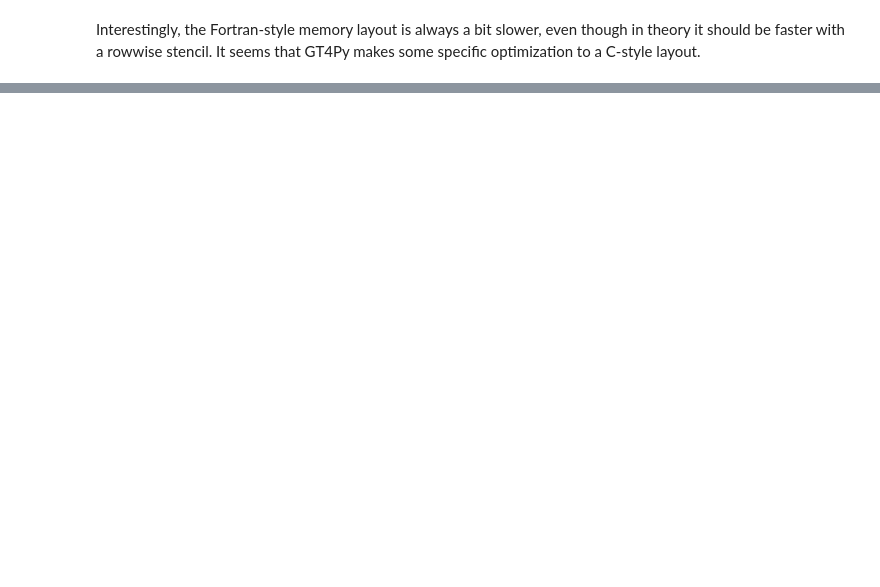
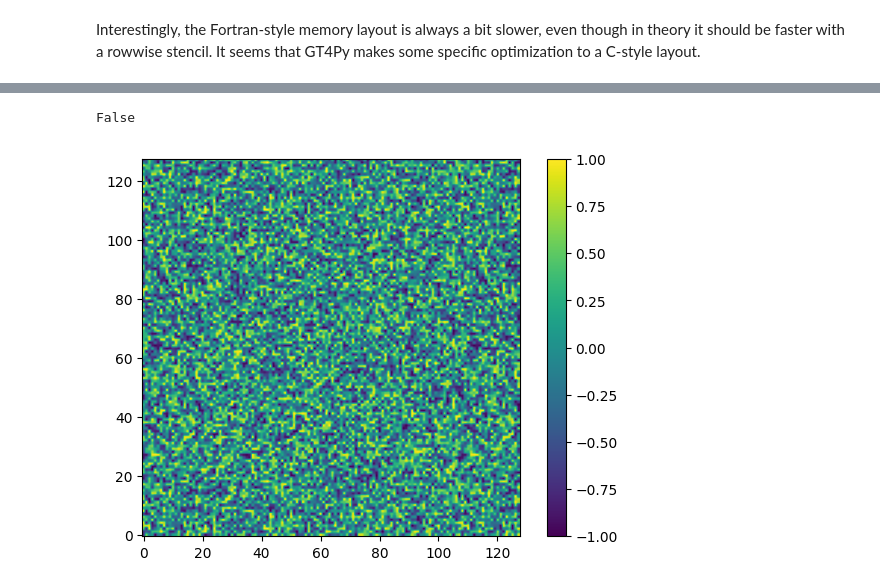
Before and after one commit to ofuhrer/HPC4WC, a Jupyter notebook: projects/2023/project12_highlevel_programming/3_gt4py.ipynb, the cells around one changed output, grey strips where cells are left out. Cells and saved outputs as stored; diff of their text form; code cells hidden in the pictures; blank space fills up the shorter version.

```diff
--- a/projects/2023/project12_highlevel_programming/3_gt4py.ipynb
+++ b/projects/2023/project12_highlevel_programming/3_gt4py.ipynb
@@ -245,0 +315,9 @@ Interestingly, the Fortran-style memory layout is always a bit slower, even thou
+# %%
+field = np.swapaxes(field, 0, 2)
+update_halo(field, num_halo=10)
+field = np.swapaxes(field, 0, 2)
+plot_field(field, x_first=True)
+np.array_equal(field, copy_field)
+# %% [output]
+False
+[figure, added]
```
Also changed, not shown: parts of 34 cells of this notebook, 2 other files.
